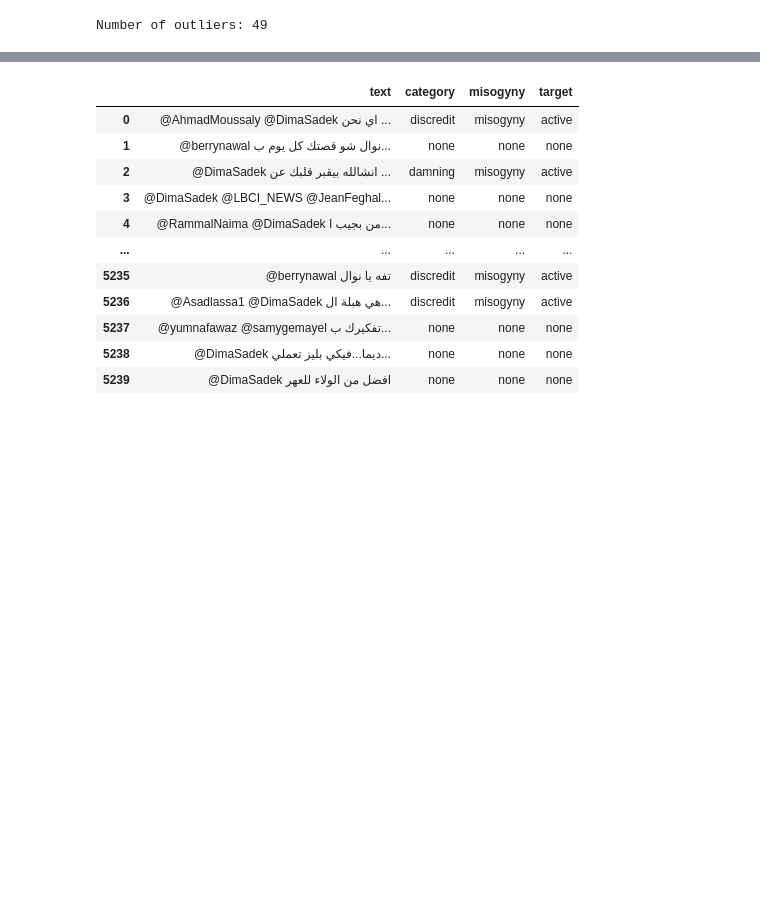
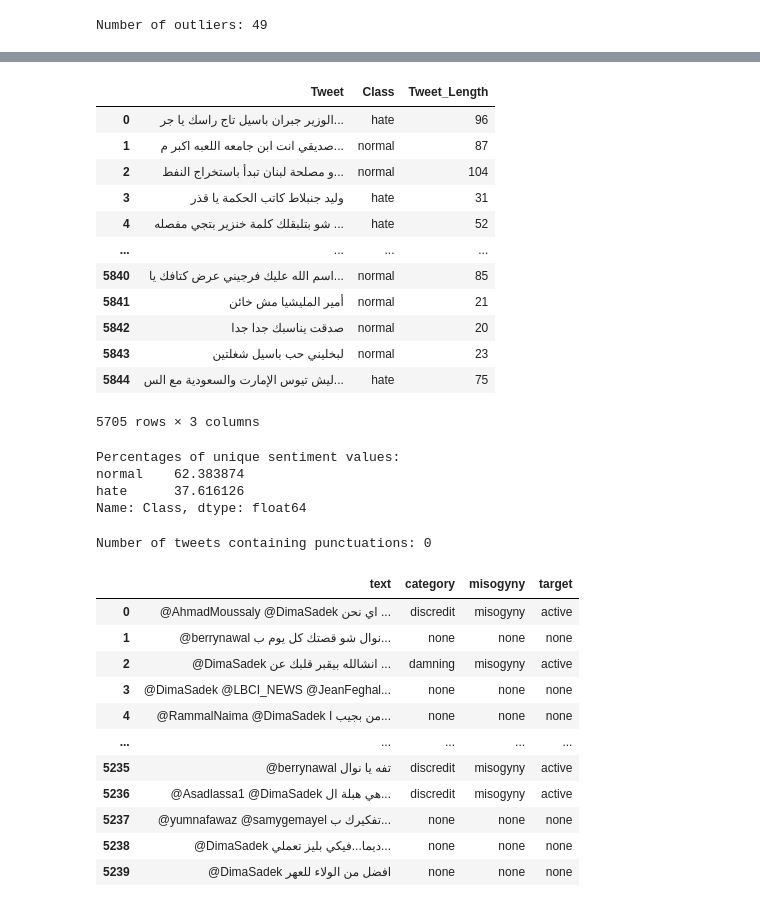
Before and after one commit to AhmedHajAhmed/exploreSCR-research, a Jupyter notebook: Untitled.ipynb, the cells around one changed output, grey strips where cells are left out. Cells and saved outputs as stored; diff of their text form; code cells hidden in the pictures; blank space fills up the shorter version.

```diff
--- a/Untitled.ipynb
+++ b/Untitled.ipynb
@@ -169,0 +192,34 @@ df = df[(df['Tweet_Length'] >= lower_bound) & (df['Tweet_Length'] <= upper_bound
+# %%
+# Replacing 'Abusive' with 'Hate' in the 'Class' column
+df['Class'] = df['Class'].replace({'abusive': 'hate'})
+
+# Display the updated DataFrame
+df
+# %% [output]
+|  | Tweet | Class | Tweet_Length |
+| 0 | الوزير جبران باسيل تاج راسك يا جر... | hate | 96 |
+| 1 | صديقي انت ابن جامعه اللعبه اكبر م... | normal | 87 |
+| 2 | و مصلحة لبنان تبدأ باستخراج النفط... | normal | 104 |
+| 3 | وليد جنبلاط كاتب الحكمة يا قذر | hate | 31 |
+| 4 | شو بتلبقلك كلمة خنزير بتجي مفصله ... | hate | 52 |
+| ... | ... | ... | ... |
+| 5840 | اسم الله عليك فرجيني عرض كتافك يا... | normal | 85 |
+| 5841 | أمير المليشيا مش خائن | normal | 21 |
+| 5842 | صدقت يناسبك جدا جدا | normal | 20 |
+| 5843 | لبخليني حب باسيل شغلتين | normal | 23 |
+| 5844 | ليش تيوس الإمارت والسعودية مع الس... | hate | 75 |
+5705 rows × 3 columns
+# %%
+# Print the unique values and their counts for the 'Class' column
+
+# Get percentages of unique values in the 'Class' column
+sentiment_counts = df['Class'].value_counts()
+sentiment_percentages = df['Class'].value_counts(normalize=True) * 100
+
+print("Percentages of unique sentiment values:")
+print(sentiment_percentages)
+# %% [output]
+Percentages of unique sentiment values:
+normal    62.383874
+hate      37.616126
+Name: Class, dtype: float64
@@ -169,0 +228,17 @@ df = df[(df['Tweet_Length'] >= lower_bound) & (df['Tweet_Length'] <= upper_bound
+# %%
+# Count the total number of punctuation characters across all tweets in the 'Tweet' column
+
+
+import string
+
+count_puncs = 0
+for index, text in enumerate(df['Tweet']):
+    for char in text:
+        if char in string.punctuation:
+            # df['Tweet'] = df['Tweet'].str.replace('[^\w\s]', '', regex=True)
+            # print(f"Index: {index}, Tweet: {text}")
+            count_puncs += 1
+
+print("Number of tweets containing punctuations:", count_puncs)
+# %% [output]
+Number of tweets containing punctuations: 0
```
Also changed, not shown: parts of 10 cells of this notebook.
